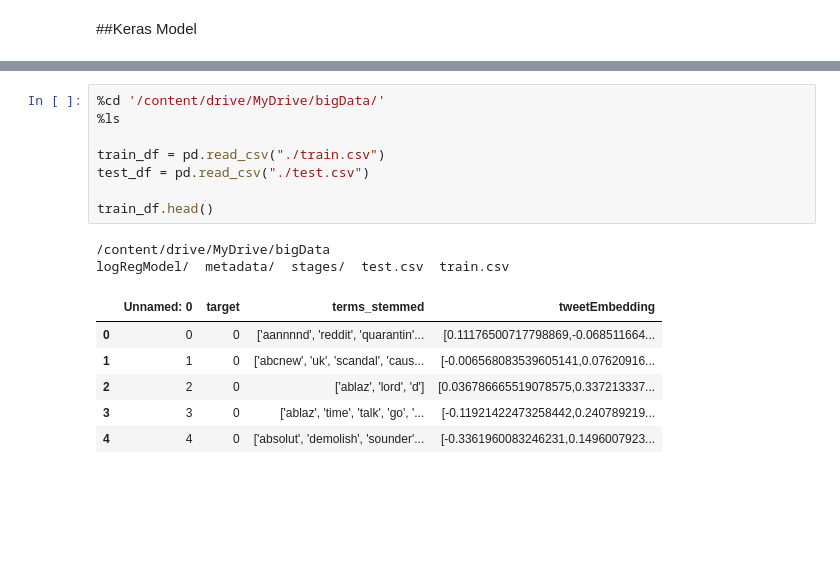
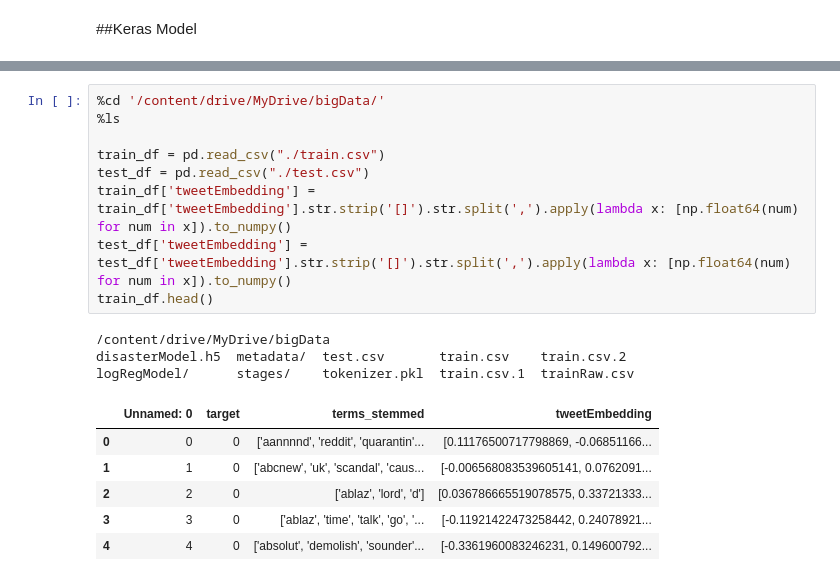
Before and after one commit to THESHADOW2030/tweetsDisaster, a Jupyter notebook: bigDataProject_DisasterClassification.ipynb, the cells around one changed output, grey strips where cells are left out. Drawn from its saved outputs; the diff is of its cells as text; blank space fills up the shorter version.

```diff
--- a/bigDataProject_DisasterClassification.ipynb
+++ b/bigDataProject_DisasterClassification.ipynb
@@ -732,17 +752,19 @@ Num GPUs Available:  0
 # %%
 %cd '/content/drive/MyDrive/bigData/'
 %ls
 
 train_df = pd.read_csv("./train.csv")
 test_df = pd.read_csv("./test.csv")
-
+train_df['tweetEmbedding'] = train_df['tweetEmbedding'].str.strip('[]').str.split(',').apply(lambda x: [np.float64(num) for num in x]).to_numpy()
+test_df['tweetEmbedding'] = test_df['tweetEmbedding'].str.strip('[]').str.split(',').apply(lambda x: [np.float64(num) for num in x]).to_numpy()
 train_df.head()
 # %% [output]
 /content/drive/MyDrive/bigData
-logRegModel/  metadata/  stages/  test.csv  train.csv
+disasterModel.h5  metadata/  test.csv       train.csv    train.csv.2
+logRegModel/      stages/    tokenizer.pkl  train.csv.1  trainRaw.csv
 |  | Unnamed: 0 | target | terms_stemmed | tweetEmbedding |
-| 0 | 0 | 0 | ['aannnnd', 'reddit', 'quarantin'... | [0.11176500717798869,-0.068511664... |
-| 1 | 1 | 0 | ['abcnew', 'uk', 'scandal', 'caus... | [-0.006568083539605141,0.07620916... |
-| 2 | 2 | 0 | ['ablaz', 'lord', 'd'] | [0.036786665519078575,0.337213337... |
-| 3 | 3 | 0 | ['ablaz', 'time', 'talk', 'go', '... | [-0.11921422473258442,0.240789219... |
-| 4 | 4 | 0 | ['absolut', 'demolish', 'sounder'... | [-0.3361960083246231,0.1496007923... |
+| 0 | 0 | 0 | ['aannnnd', 'reddit', 'quarantin'... | [0.11176500717798869, -0.06851166... |
+| 1 | 1 | 0 | ['abcnew', 'uk', 'scandal', 'caus... | [-0.006568083539605141, 0.0762091... |
+| 2 | 2 | 0 | ['ablaz', 'lord', 'd'] | [0.036786665519078575, 0.33721333... |
+| 3 | 3 | 0 | ['ablaz', 'time', 'talk', 'go', '... | [-0.11921422473258442, 0.24078921... |
+| 4 | 4 | 0 | ['absolut', 'demolish', 'sounder'... | [-0.3361960083246231, 0.149600792... |
```
Also changed, not shown: parts of 51 cells of this notebook.
